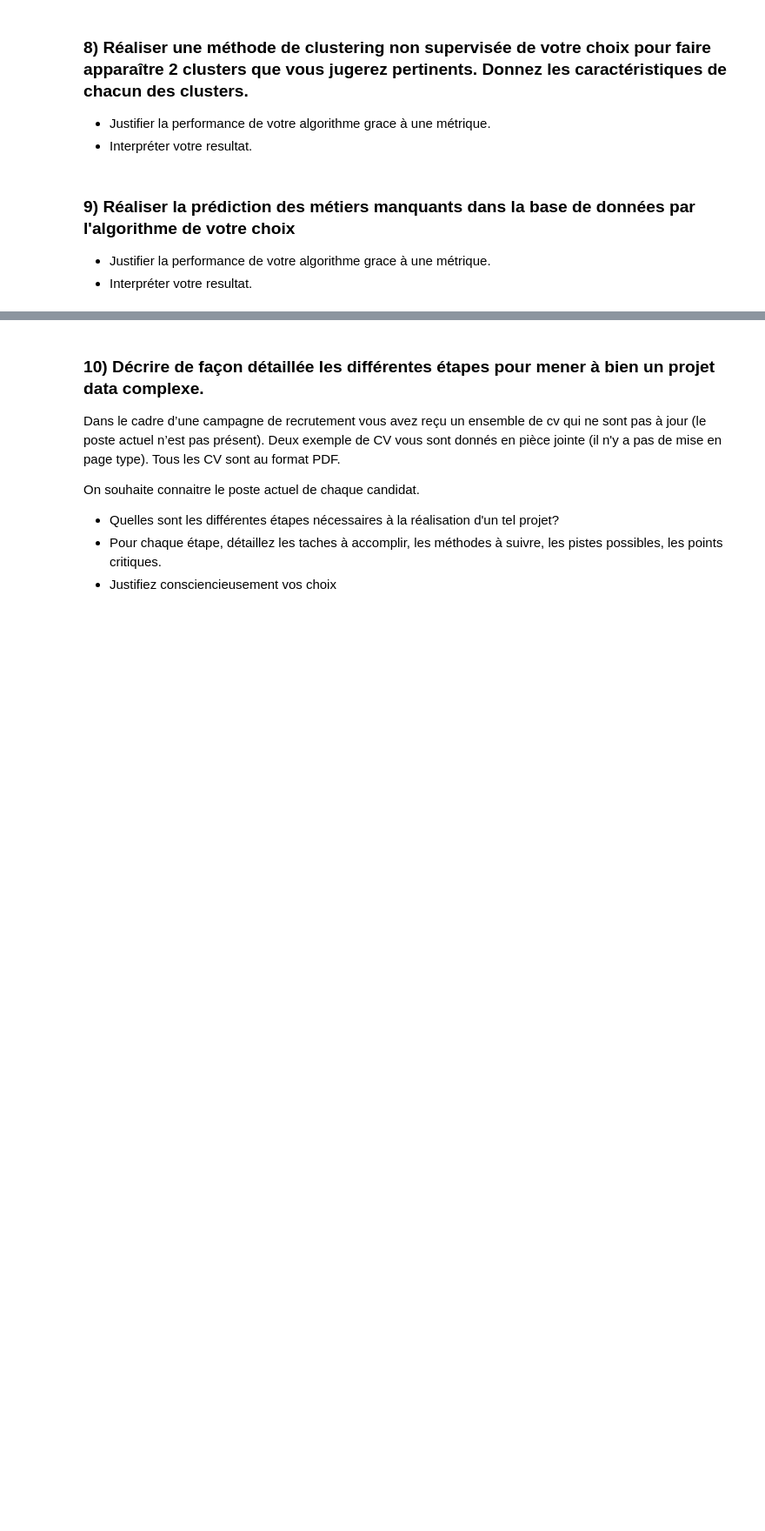
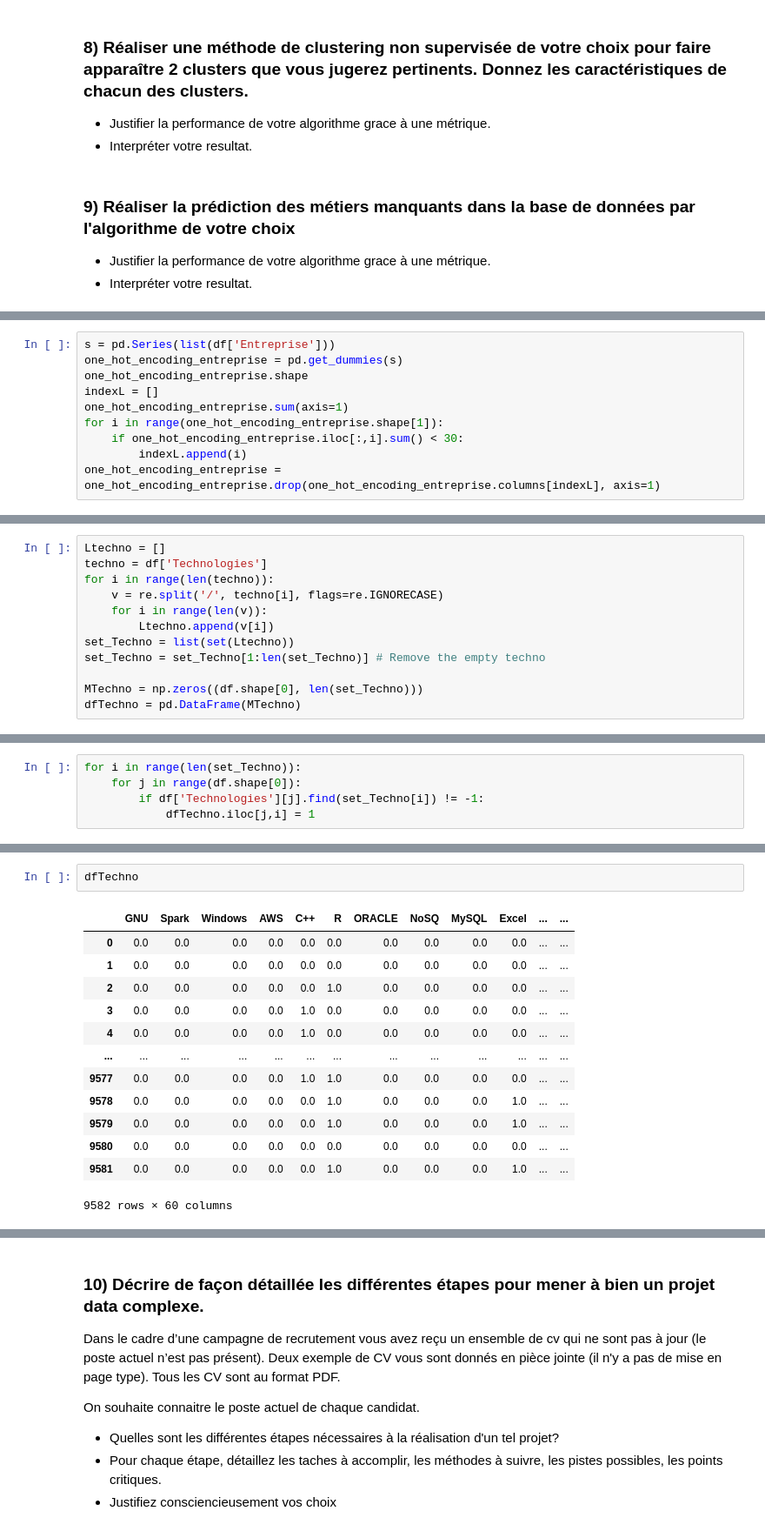
Before and after one commit to emathian/Clustering_Classification_JN, a Jupyter notebook: Test_Technique_ML.ipynb, the cells around one changed output, grey strips where cells are left out. Shown at 87% size. Drawn from its saved outputs; the diff is of its cells as text; blank space fills up the shorter version.

```diff
--- a/Test_Technique_ML.ipynb
+++ b/Test_Technique_ML.ipynb
@@ -240,0 +306,10 @@ Text(0.5, 1.0, "Représentation du nombre d'année d'expérience par métier")
+# %%
+s = pd.Series(list(df['Entreprise']))
+one_hot_encoding_entreprise = pd.get_dummies(s)
+one_hot_encoding_entreprise.shape
+indexL = []
+one_hot_encoding_entreprise.sum(axis=1)
+for i in range(one_hot_encoding_entreprise.shape[1]):
+    if one_hot_encoding_entreprise.iloc[:,i].sum() < 30:
+        indexL.append(i)
+one_hot_encoding_entreprise = one_hot_encoding_entreprise.drop(one_hot_encoding_entreprise.columns[indexL], axis=1)
@@ -240,0 +320,12 @@ Text(0.5, 1.0, "Représentation du nombre d'année d'expérience par métier")
+# %%
+Ltechno = []
+techno = df['Technologies']
+for i in range(len(techno)):
+    v = re.split('/', techno[i], flags=re.IGNORECASE)
+    for i in range(len(v)):
+        Ltechno.append(v[i])
+set_Techno = list(set(Ltechno))
+set_Techno = set_Techno[1:len(set_Techno)] # Remove the empty techno
+
+MTechno = np.zeros((df.shape[0], len(set_Techno)))
+dfTechno = pd.DataFrame(MTechno)
@@ -240,0 +335,5 @@ Text(0.5, 1.0, "Représentation du nombre d'année d'expérience par métier")
+# %%
+for i in range(len(set_Techno)):
+    for j in range(df.shape[0]):
+        if df['Technologies'][j].find(set_Techno[i]) != -1:
+            dfTechno.iloc[j,i] = 1
@@ -240,0 +358,16 @@ Text(0.5, 1.0, "Représentation du nombre d'année d'expérience par métier")
+# %%
+dfTechno
+# %% [output]
+|  | GNU | Spark | Windows | AWS | C++ | R | ORACLE | NoSQ | MySQL | Excel | ... | ... |
+| 0 | 0.0 | 0.0 | 0.0 | 0.0 | 0.0 | 0.0 | 0.0 | 0.0 | 0.0 | 0.0 | ... | ... |
+| 1 | 0.0 | 0.0 | 0.0 | 0.0 | 0.0 | 0.0 | 0.0 | 0.0 | 0.0 | 0.0 | ... | ... |
+| 2 | 0.0 | 0.0 | 0.0 | 0.0 | 0.0 | 1.0 | 0.0 | 0.0 | 0.0 | 0.0 | ... | ... |
+| 3 | 0.0 | 0.0 | 0.0 | 0.0 | 1.0 | 0.0 | 0.0 | 0.0 | 0.0 | 0.0 | ... | ... |
+| 4 | 0.0 | 0.0 | 0.0 | 0.0 | 1.0 | 0.0 | 0.0 | 0.0 | 0.0 | 0.0 | ... | ... |
+| ... | ... | ... | ... | ... | ... | ... | ... | ... | ... | ... | ... | ... |
+| 9577 | 0.0 | 0.0 | 0.0 | 0.0 | 1.0 | 1.0 | 0.0 | 0.0 | 0.0 | 0.0 | ... | ... |
+| 9578 | 0.0 | 0.0 | 0.0 | 0.0 | 0.0 | 1.0 | 0.0 | 0.0 | 0.0 | 1.0 | ... | ... |
+| 9579 | 0.0 | 0.0 | 0.0 | 0.0 | 0.0 | 1.0 | 0.0 | 0.0 | 0.0 | 1.0 | ... | ... |
+| 9580 | 0.0 | 0.0 | 0.0 | 0.0 | 0.0 | 0.0 | 0.0 | 0.0 | 0.0 | 0.0 | ... | ... |
+| 9581 | 0.0 | 0.0 | 0.0 | 0.0 | 0.0 | 1.0 | 0.0 | 0.0 | 0.0 | 1.0 | ... | ... |
+9582 rows × 60 columns
```
Also changed, not shown: parts of 22 cells of this notebook.
